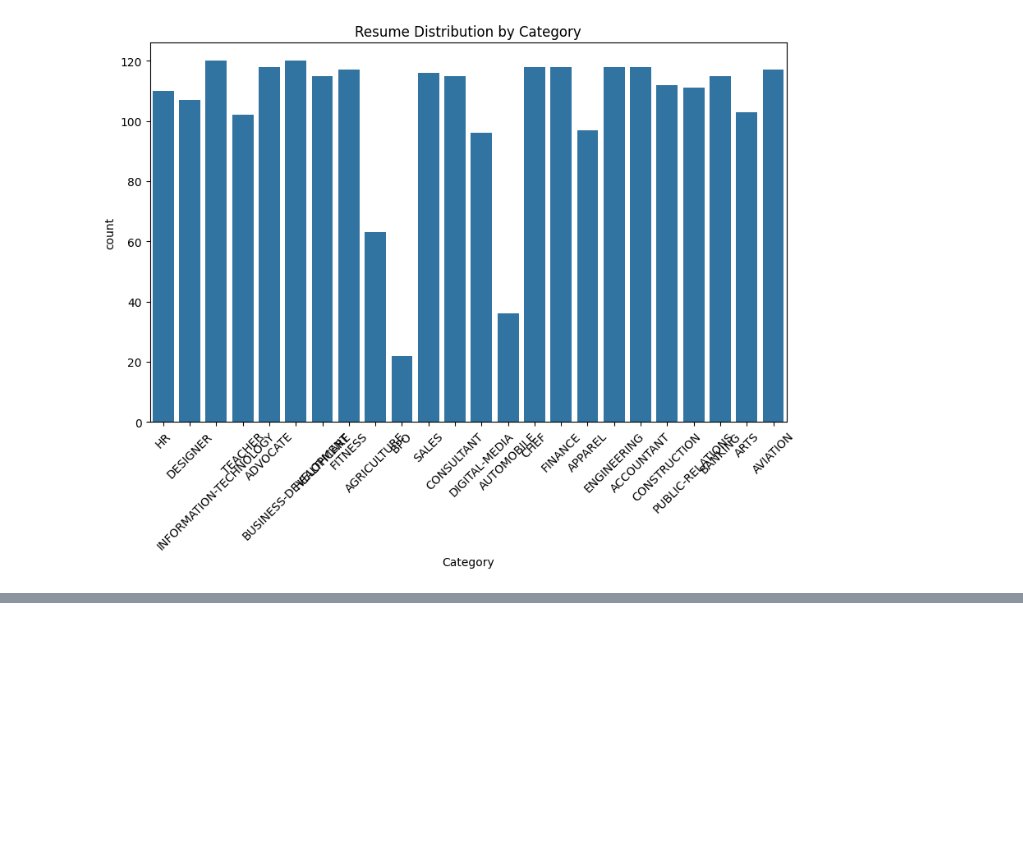
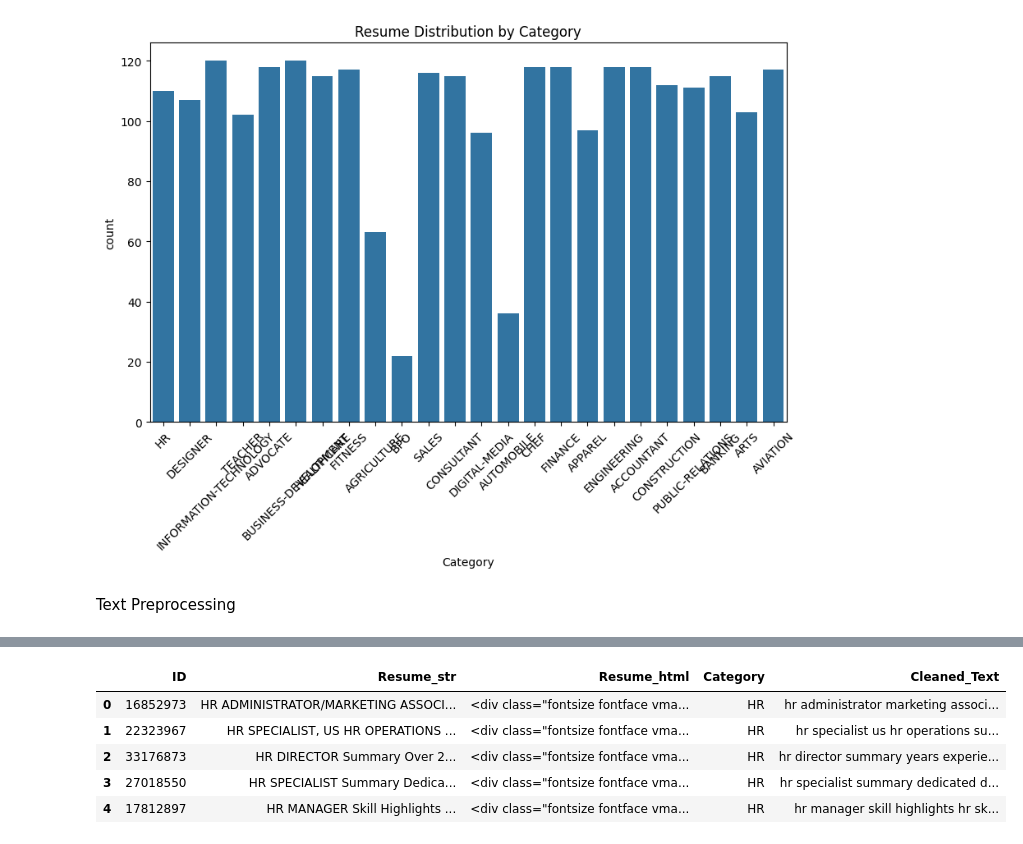
Before and after one commit to sakuna47/Intelligent-Resume-Screening-System, a Jupyter notebook: Intelligent_Resume_Screening_System.ipynb, the cells around one changed output, grey strips where cells are left out. Cells and saved outputs as stored; diff of their text form; code cells hidden in the pictures; blank space fills up the shorter version.

```diff
--- a/Intelligent_Resume_Screening_System.ipynb
+++ b/Intelligent_Resume_Screening_System.ipynb
@@ -70,3 +70,24 @@ plt.title('Resume Distribution by Category')
 plt.show()
 # %% [output]
 [figure]
+# %% [markdown]
+Text Preprocessing
+# %%
+import re
+import nltk
+from nltk.corpus import stopwords
+nltk.download('stopwords')
+
+stop_words = set(stopwords.words('english'))
+
+def clean_text(text):
+    text = str(text).lower()
+    text = re.sub(r'\d+', '', text)
+    text = re.sub(r'\W', ' ', text)
+    text = ' '.join([word for word in text.split() if word not in stop_words])
+    return text
+
+#   column name
+resume_df['Cleaned_Text'] = resume_df['Resume_str'].apply(clean_text)
+resume_df.head()
+# %% [output]
@@ -72,0 +96,6 @@ plt.show()
+|  | ID | Resume_str | Resume_html | Category | Cleaned_Text |
+| 0 | 16852973 | HR ADMINISTRATOR/MARKETING ASSOCI... | <div class="fontsize fontface vma... | HR | hr administrator marketing associ... |
+| 1 | 22323967 | HR SPECIALIST, US HR OPERATIONS ... | <div class="fontsize fontface vma... | HR | hr specialist us hr operations su... |
+| 2 | 33176873 | HR DIRECTOR Summary Over 2... | <div class="fontsize fontface vma... | HR | hr director summary years experie... |
+| 3 | 27018550 | HR SPECIALIST Summary Dedica... | <div class="fontsize fontface vma... | HR | hr specialist summary dedicated d... |
+| 4 | 17812897 | HR MANAGER Skill Highlights ... | <div class="fontsize fontface vma... | HR | hr manager skill highlights hr sk... |
```
Also changed, not shown: parts of 1 cell of this notebook.
